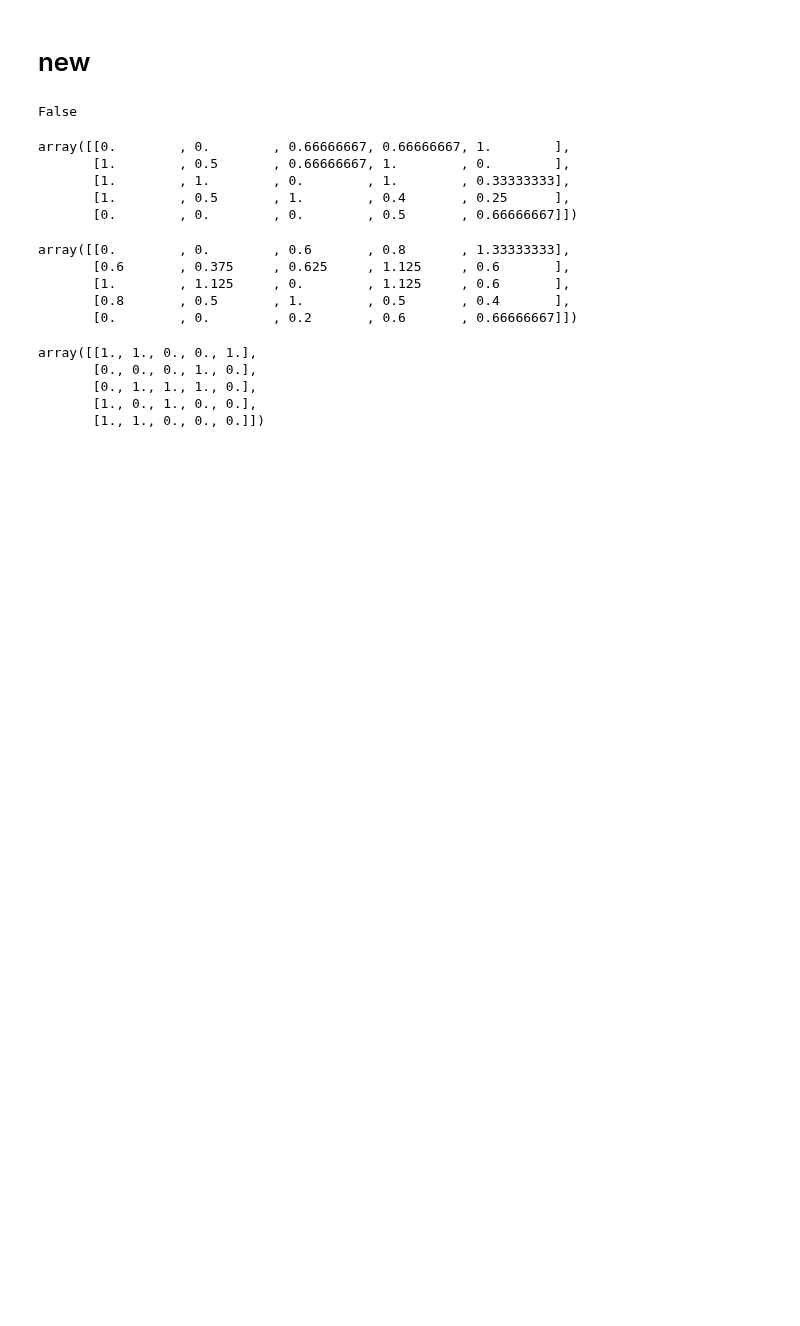
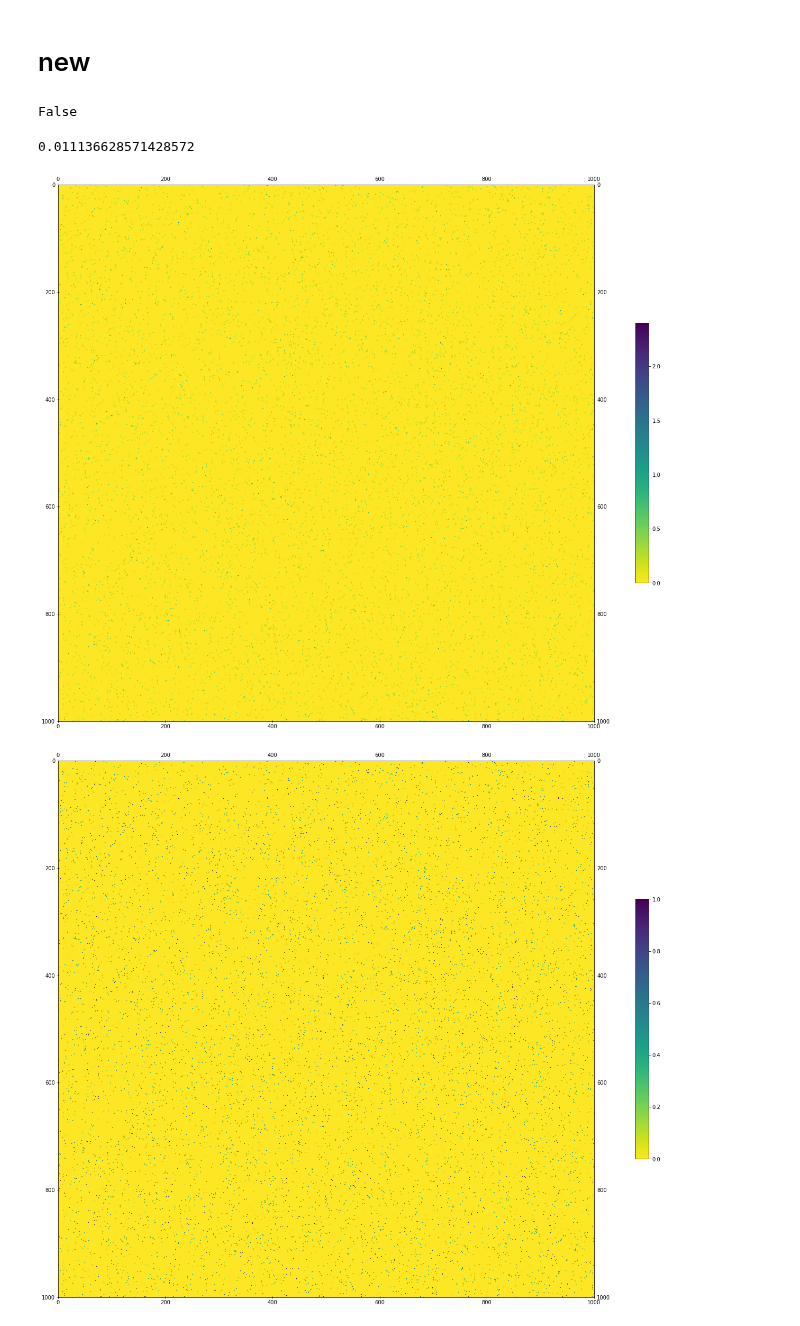
Before and after one commit to RisaMagpie/neuronets, a Jupyter notebook: comparison task/comparison_code.ipynb, the cells around one changed output. Saved outputs shown, nothing was run; the diff lists cells and outputs as text; code cells hidden in the pictures; blank space fills up the shorter version.

```diff
--- a/comparison task/comparison_code.ipynb
+++ b/comparison task/comparison_code.ipynb
@@ -109,5 +110,5 @@ res = compute_local(function=vectors_comparison, data=data_n.copy(), bad_traces=
 # %%
 from seismiqb import metrics
 # %%
-np.allclose(res, metrics.BaseMetrics.compute_local(_, function=vectors_comparison, data=data_n.copy(), bad_traces=bad_traces.copy(), kernel_size=3,
-                      normalize=False, agg='nanmean', amortize=False, axis=0, device='cpu', pbar=True))
+res_old = metrics.BaseMetrics.compute_local(_, function=vectors_comparison, data=data_n.copy(), bad_traces=bad_traces.copy(), kernel_size=3,
+                      normalize=False, agg='nanmean', amortize=False, axis=0, device='cpu', pbar=True)
@@ -201,3 +182,3 @@ array([[0., 0., 0., 0., 0.],
 # %%
-data_stds = data_n.std(axis=-1)
-bad_traces[data_stds == 0.0] = 1
+# data_stds = data_n.std(axis=-1)
+# bad_traces[data_stds == 0.0] = 1
@@ -261,10 +236,10 @@ def compute_local_new(function, data, bad_traces, kernel_size=3,
                                           constant_values=xp.nan
                                          )
 
-#                 computed[shifted_bad_traces == 1] = xp.nan
+                computed[shifted_bad_traces == 1] = xp.nan
 
-#                 shifted_bad_traces = padded_bad_traces[:i_range, k:k+x_range]
-#                 shifted_computed[shifted_bad_traces == 1] = xp.nan
+                shifted_bad_traces = padded_bad_traces[:i_range, k:k+x_range]
+                shifted_computed[shifted_bad_traces == 1] = xp.nan
 
                 accumulator.update(computed)
                 accumulator.update(shifted_computed)
@@ -277,6 +252,6 @@ def compute_local_new(function, data, bad_traces, kernel_size=3,
         result = accumulator.get(final=True)
         return from_device(result)
 # %%
-res2 = compute_local_new(function=vectors_comparison, data=data_n.copy(), bad_traces=bad_traces.copy(), kernel_size=3,
+res_new = compute_local_new(function=vectors_comparison, data=data_n.copy(), bad_traces=bad_traces.copy(), kernel_size=3,
                       normalize=False, agg='nanmean', amortize=False, axis=0, device='cpu', pbar=True)
 # %%
@@ -284,26 +259,13 @@ np.allclose(res, res2, equal_nan=True)
 # %% [output]
 False
-# %%
-res
-# %% [output]
-array([[0.        , 0.        , 0.66666667, 0.66666667, 1.        ],
-       [1.        , 0.5       , 0.66666667, 1.        , 0.        ],
-       [1.        , 1.        , 0.        , 1.        , 0.33333333],
-       [1.        , 0.5       , 1.        , 0.4       , 0.25      ],
-       [0.        , 0.        , 0.        , 0.5       , 0.66666667]])
-# %%
-res2
-# %% [output]
-array([[0.        , 0.        , 0.6       , 0.8       , 1.33333333],
-       [0.6       , 0.375     , 0.625     , 1.125     , 0.6       ],
-       [1.        , 1.125     , 0.        , 1.125     , 0.6       ],
-       [0.8       , 0.5       , 1.        , 0.5       , 0.4       ],
-       [0.        , 0.        , 0.2       , 0.6       , 0.66666667]])
-# %%
-tmp_bad_traces
-# %% [output]
-array([[1., 1., 0., 0., 1.],
-       [0., 0., 0., 1., 0.],
-       [0., 1., 1., 1., 0.],
-       [1., 0., 1., 0., 0.],
-       [1., 1., 0., 0., 0.]])
+# %%
+np.mean(np.abs(res_new - res_old))
+# %% [output]
+0.011136628571428572
+# %%
+from seismiqb import plot_image
+plot_image(np.abs(res_new - res_old), figsize=(20, 20))
+plot_image(bad_traces, figsize=(20, 20))
+# %% [output]
+[figure, added]
+[figure, added]
```
Also changed, not shown: parts of 21 cells of this notebook, 3 other files.
